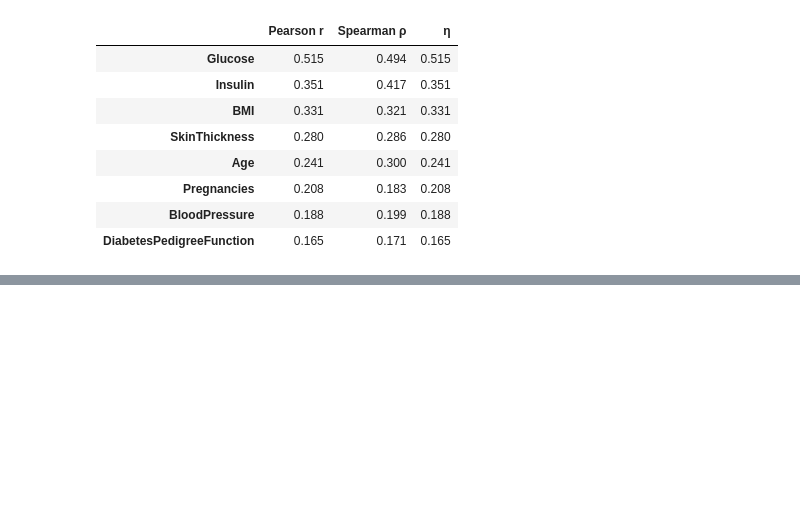
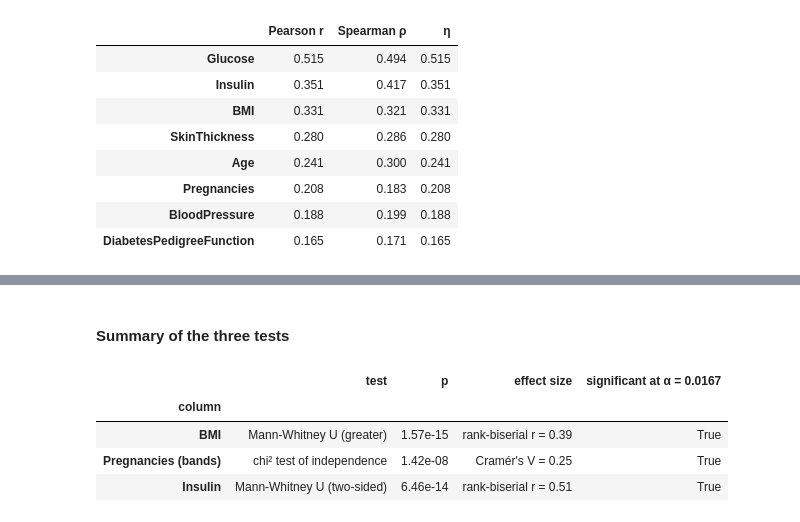
Before and after one commit to khaldounalhanawi/Project-Diabetes, a Jupyter notebook: 01_diabetes_project copy.ipynb, the cells around one changed output, grey strips where cells are left out. Drawn from its saved outputs; the diff is of its cells as text; code cells hidden in the pictures; blank space fills up the shorter version.

```diff
--- a/01_diabetes_project copy.ipynb
+++ b/01_diabetes_project copy.ipynb
@@ -396,0 +436,3 @@ with_outcome.sort_values("η", ascending=False).round(3)
+# %%
+h1 = mann_whitney("BMI", alternative="greater")
+pd.Series({**h1, "p": f"{h1['p']:.2e}"})
@@ -396,0 +514,3 @@ with_outcome.sort_values("η", ascending=False).round(3)
+# %%
+h3 = mann_whitney("Insulin", alternative="two-sided")
+pd.Series({**h3, "p": f"{h3['p']:.2e}"})
@@ -396,0 +529,12 @@ with_outcome.sort_values("η", ascending=False).round(3)
+# %% [markdown]
+#### Summary of the three tests
+# %%
+summary = pd.DataFrame([h1, h2, h3]).set_index("column")[["test", "p", "effect size", "significant at α = 0.0167"]]
+summary["p"] = summary["p"].map("{:.2e}".format)
+summary
+# %% [output]
+|  | test | p | effect size | significant at α = 0.0167 |
+| column |  |  |  |  |
+| BMI | Mann-Whitney U (greater) | 1.57e-15 | rank-biserial r = 0.39 | True |
+| Pregnancies (bands) | chi² test of independence | 1.42e-08 | Cramér's V = 0.25 | True |
+| Insulin | Mann-Whitney U (two-sided) | 6.46e-14 | rank-biserial r = 0.51 | True |
```
Also changed, not shown: parts of 14 cells of this notebook.
